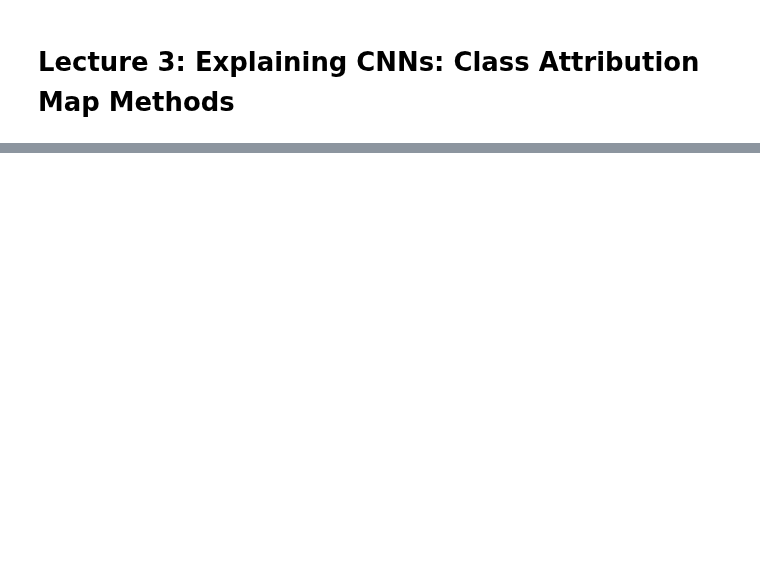
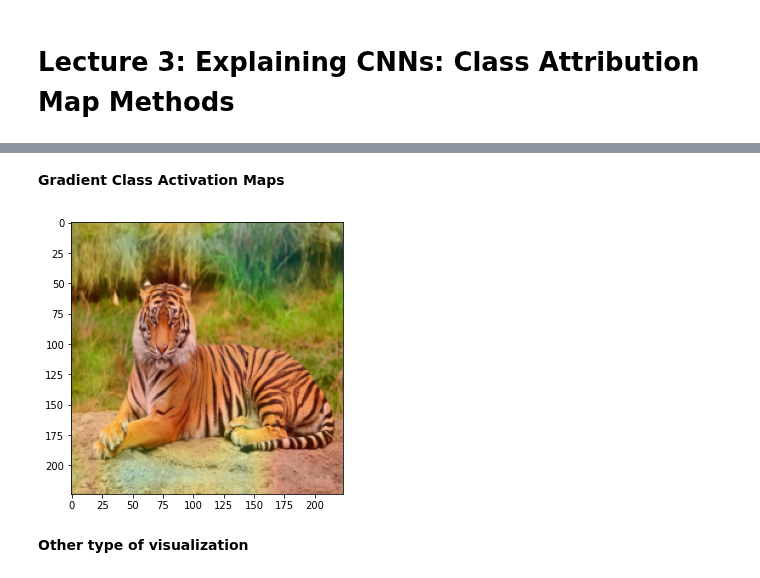
Before and after one commit to DL4CV-NPTEL/Deep-Learning-For-Computer-Vision, a Jupyter notebook: notebooks/Week_6/Week_6_Lecture_3.ipynb, the cells around one changed output, grey strips where cells are left out. Cells and saved outputs as stored; diff of their text form; code cells hidden in the pictures; blank space fills up the shorter version.

Commit message:
update for grad-cam

```diff
--- a/notebooks/Week_6/Week_6_Lecture_3.ipynb
+++ b/notebooks/Week_6/Week_6_Lecture_3.ipynb
@@ -28,0 +84,40 @@ IPyDisplay.HTML(
+# %%
+img = imread("/content/image.jpg") #'bulbul.jpg'
+img = resize(img, (224,224), preserve_range = True)
+img = np.expand_dims(img.transpose((2,0,1)),0)
+img /= 255.0
+mean = np.array([0.485, 0.456, 0.406]).reshape((1,3,1,1))
+std = np.array([0.229, 0.224, 0.225]).reshape((1,3,1,1))
+img = (img - mean)/std
+inpimg = torch.from_numpy(img).to("cuda:0", torch.float32)
+# %% [markdown]
+**Gradient Class Activation Maps**
+# %%
+out, acts = gcmodel(inpimg)
+acts = acts.detach().cpu()
+loss = nn.CrossEntropyLoss()(out,torch.from_numpy(np.array([600])).to("cuda:0"))
+loss.backward()
+grads = gcmodel.get_act_grads().detach().cpu()
+pooled_grads = torch.mean(grads, dim=[0,2,3]).detach().cpu()
+for i in range(acts.shape[1]):
+ acts[:,i,:,:] += pooled_grads[i]
+heatmap_j = torch.mean(acts, dim = 1).squeeze()
+heatmap_j_max = heatmap_j.max(axis = 0)[0]
+heatmap_j /= heatmap_j_max
+# %%
+#Resizing the heatmap
+heatmap_j = resize(heatmap_j,(224,224),preserve_range=True)
+# %%
+#For colour
+cmap = mpl.cm.get_cmap("jet",256)
+heatmap_j2 = cmap(heatmap_j,alpha = 0.2)
+# %%
+#PLotting
+fig, axs = plt.subplots(1,figsize = (5,5))
+axs.imshow((img*std+mean)[0].transpose(1,2,0))
+axs.imshow(heatmap_j2)
+plt.show()
+# %% [output]
+[figure, added]
+# %% [markdown]
+**Other type of visualization**
```
Also changed, not shown: parts of 16 cells of this notebook.
